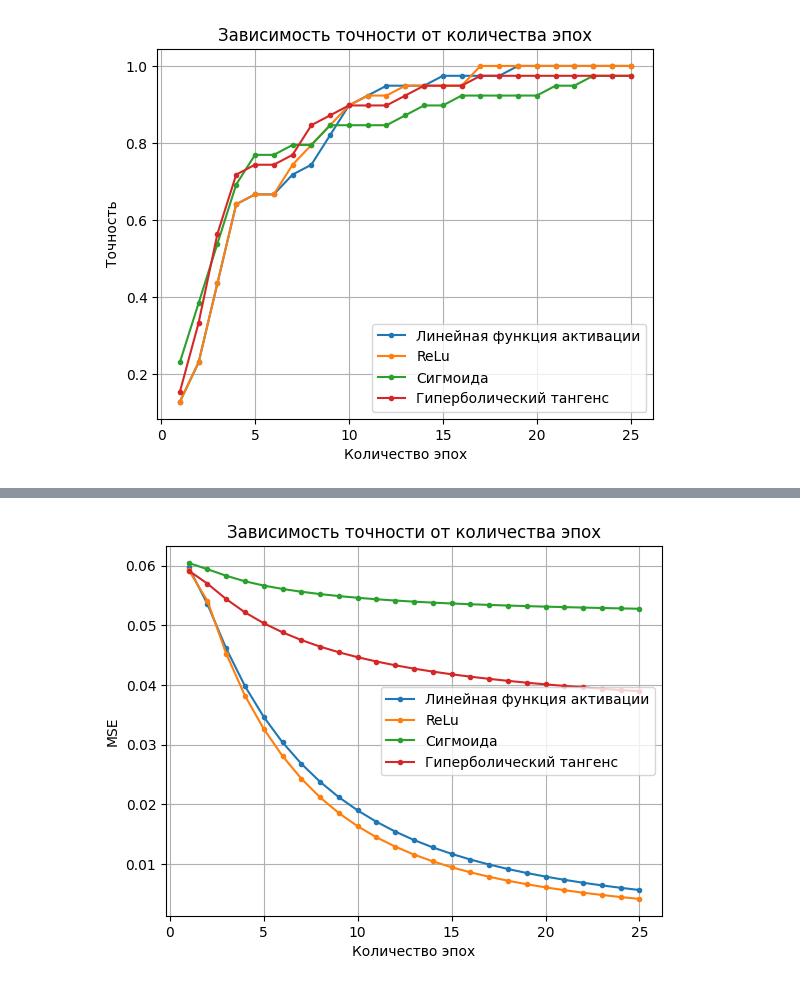
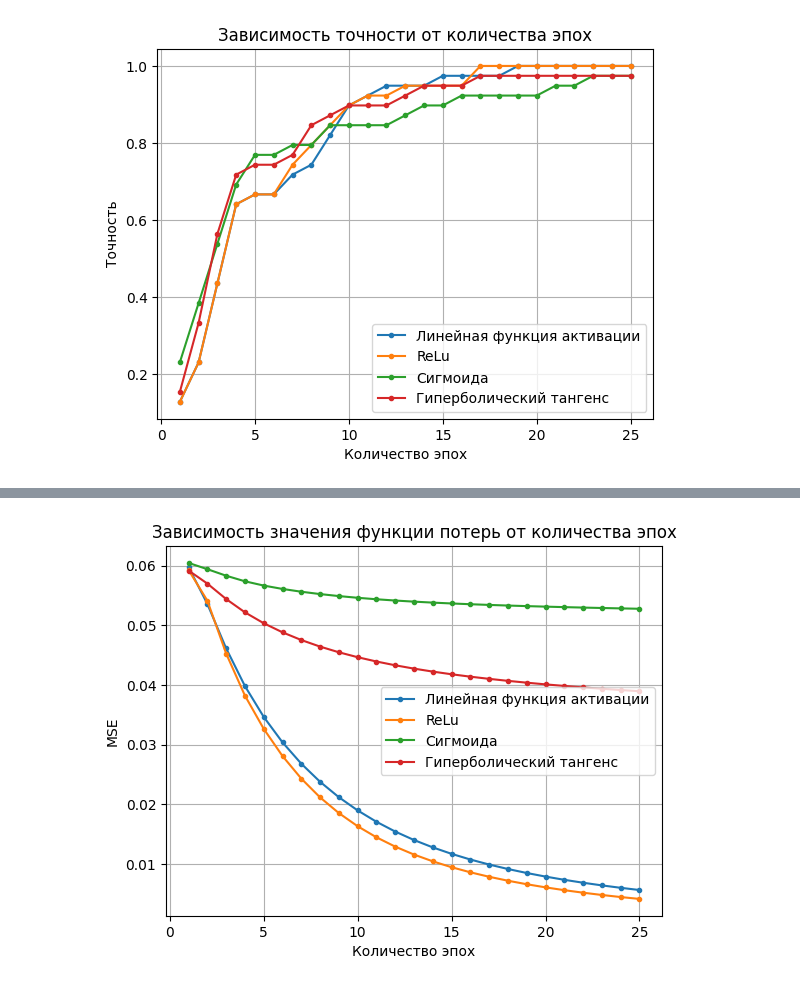
Before and after one commit to AngelicHedgehog/BMSTU-Theory-of-Artificial-Neural-Networks, a Jupyter notebook: hw1/hw1.ipynb, the cells around one changed output, grey strips where cells are left out. Drawn from its saved outputs; the diff is of its cells as text; code cells hidden in the pictures.

```diff
--- a/hw1/hw1.ipynb
+++ b/hw1/hw1.ipynb
@@ -244,7 +244,7 @@ print("Гиперболический тангенс:", find_min_epochs_count(
     return_mse_accuracy=True,
 ))
 
-plt.title("Зависимость точности от количества эпох")
+plt.title("Зависимость значения функции потерь от количества эпох")
 plt.xlabel("Количество эпох")
 plt.ylabel("MSE")
 plt.grid(True)
@@ -256,3 +256,3 @@ ReLu: (1, 0.05927310702322459)
 Сигмоида: (1, 0.06046206089182869)
 Гиперболический тангенс: (1, 0.05918657292960894)
-[figure, old version]
+[figure, new version]
```
Also changed, not shown: parts of 1 cell of this notebook, 2 other files.
